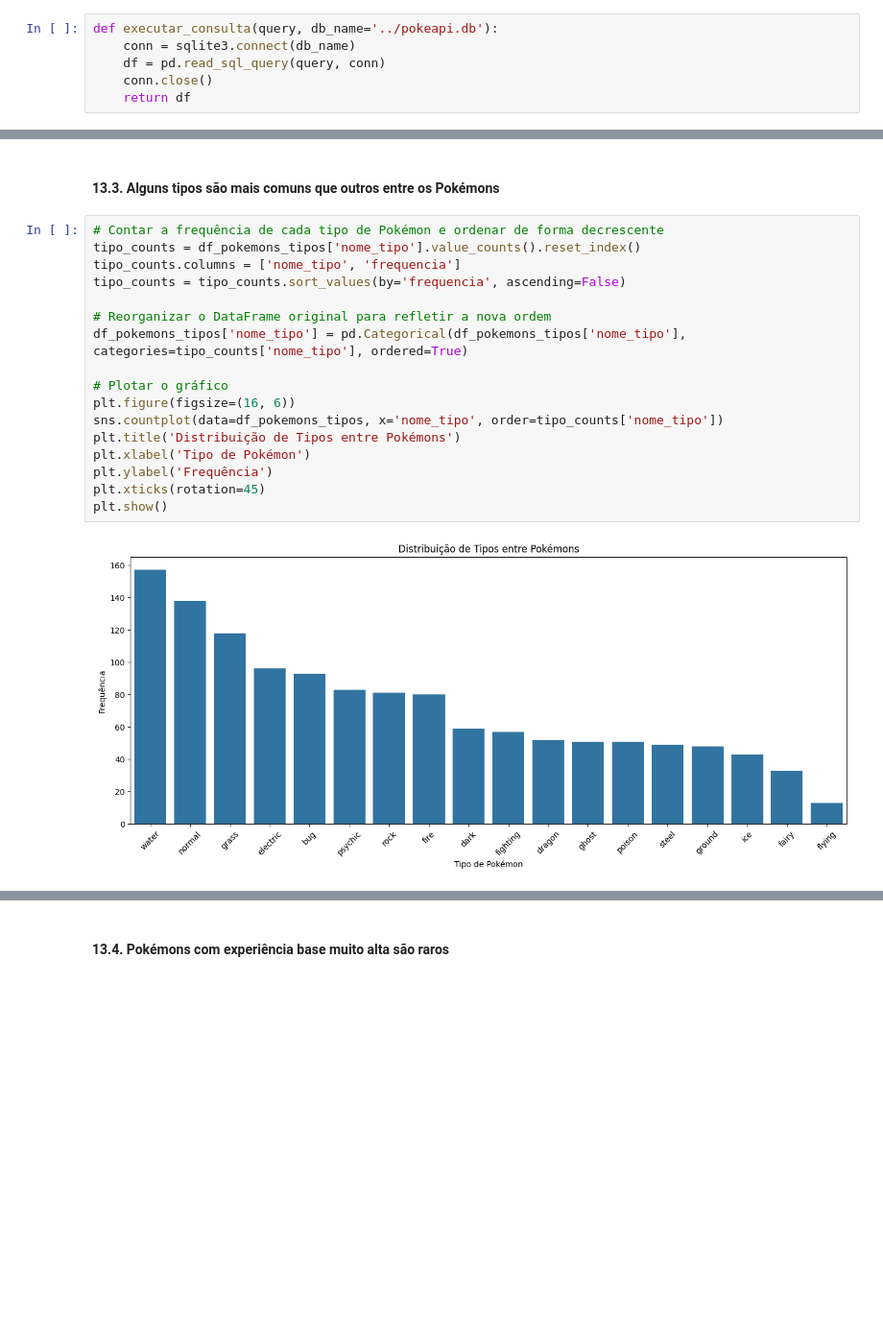
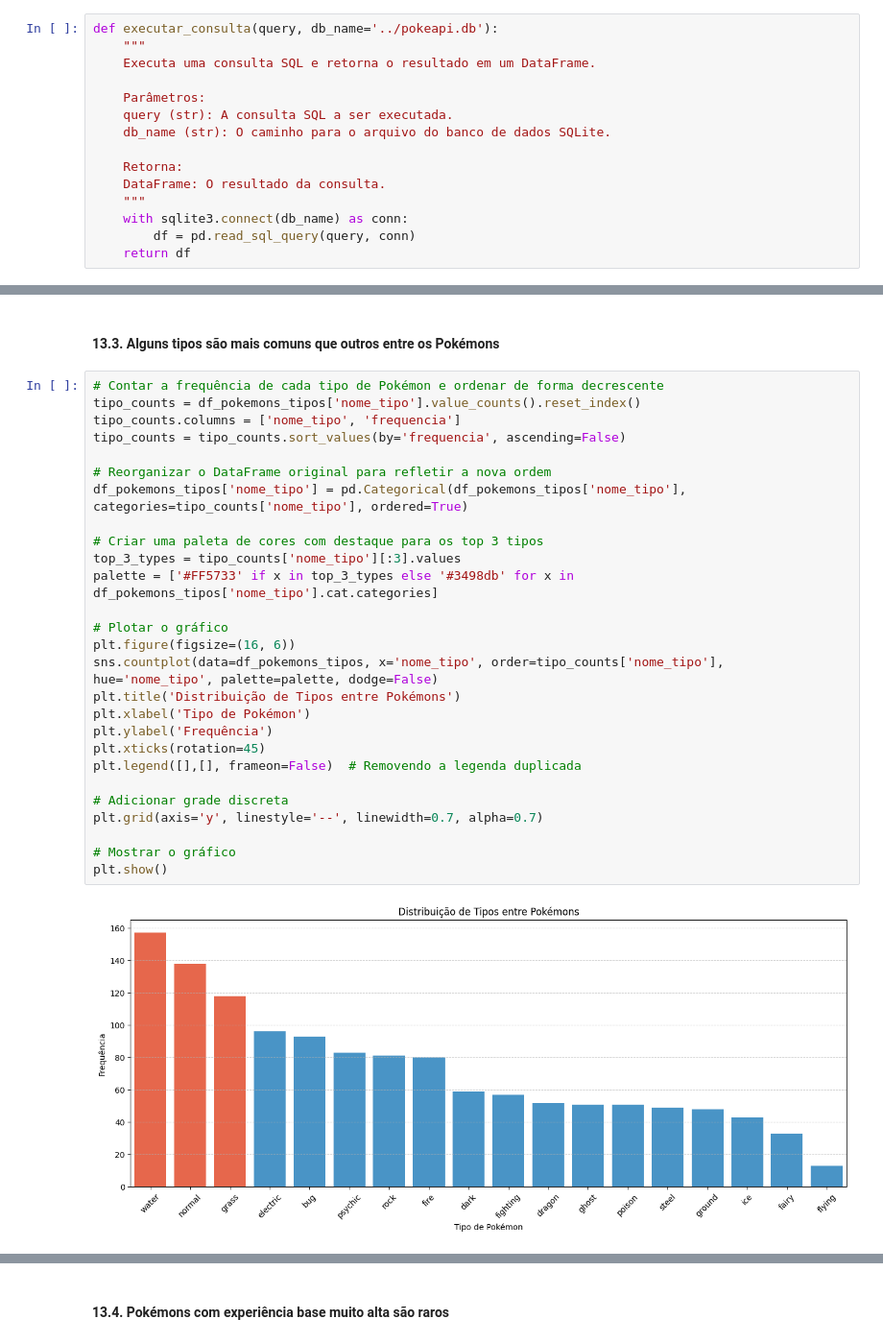
Before and after one commit to matheusvazdata/desafio_etl_coderhouse, a Jupyter notebook: notebooks/etl_pipeline.ipynb, the cells around one changed output, grey strips where cells are left out. Shown at 96% size. Saved outputs shown, nothing was run; the diff lists cells and outputs as text; blank space fills up the shorter version.

```diff
--- a/notebooks/etl_pipeline.ipynb
+++ b/notebooks/etl_pipeline.ipynb
@@ -192,12 +276,21 @@ obter_dados_da_api("https://pokeapi.co/api/v2/pokemon/1/v2")
 ERRO: Falha ao buscar dados da API. Código de status: 404
 # %% [markdown]
 ### 11. Função para executar uma consulta e retornar um DataFrame
-# %%
-def executar_consulta(query, db_name='../pokeapi.db'):
-    conn = sqlite3.connect(db_name)
-    df = pd.read_sql_query(query, conn)
-    conn.close()
-    return df
+# %%
+def executar_consulta(query, db_name='../pokeapi.db'):
+    """
+    Executa uma consulta SQL e retorna o resultado em um DataFrame.
+
+    Parâmetros:
+    query (str): A consulta SQL a ser executada.
+    db_name (str): O caminho para o arquivo do banco de dados SQLite.
+
+    Retorna:
+    DataFrame: O resultado da consulta.
+    """
+    with sqlite3.connect(db_name) as conn:
+        df = pd.read_sql_query(query, conn)
+    return df
 # %% [markdown]
 ### 12. Visualizando as tabelas
 # %% [markdown]
@@ -381,19 +560,29 @@ print(df_media_altura_peso)
 # %%
 # Contar a frequência de cada tipo de Pokémon e ordenar de forma decrescente
 tipo_counts = df_pokemons_tipos['nome_tipo'].value_counts().reset_index()
 tipo_counts.columns = ['nome_tipo', 'frequencia']
 tipo_counts = tipo_counts.sort_values(by='frequencia', ascending=False)
 
 # Reorganizar o DataFrame original para refletir a nova ordem
 df_pokemons_tipos['nome_tipo'] = pd.Categorical(df_pokemons_tipos['nome_tipo'], categories=tipo_counts['nome_tipo'], ordered=True)
 
+# Criar uma paleta de cores com destaque para os top 3 tipos
+top_3_types = tipo_counts['nome_tipo'][:3].values
+palette = ['#FF5733' if x in top_3_types else '#3498db' for x in df_pokemons_tipos['nome_tipo'].cat.categories]
+
 # Plotar o gráfico
 plt.figure(figsize=(16, 6))
-sns.countplot(data=df_pokemons_tipos, x='nome_tipo', order=tipo_counts['nome_tipo'])
+sns.countplot(data=df_pokemons_tipos, x='nome_tipo', order=tipo_counts['nome_tipo'], hue='nome_tipo', palette=palette, dodge=False)
 plt.title('Distribuição de Tipos entre Pokémons')
 plt.xlabel('Tipo de Pokémon')
 plt.ylabel('Frequência')
 plt.xticks(rotation=45)
+plt.legend([],[], frameon=False)  # Removendo a legenda duplicada
+
+# Adicionar grade discreta
+plt.grid(axis='y', linestyle='--', linewidth=0.7, alpha=0.7)
+
+# Mostrar o gráfico
 plt.show()
 # %% [output]
-[figure, old version]
+[figure, new version]
```
Also changed, not shown: parts of 35 cells of this notebook.
